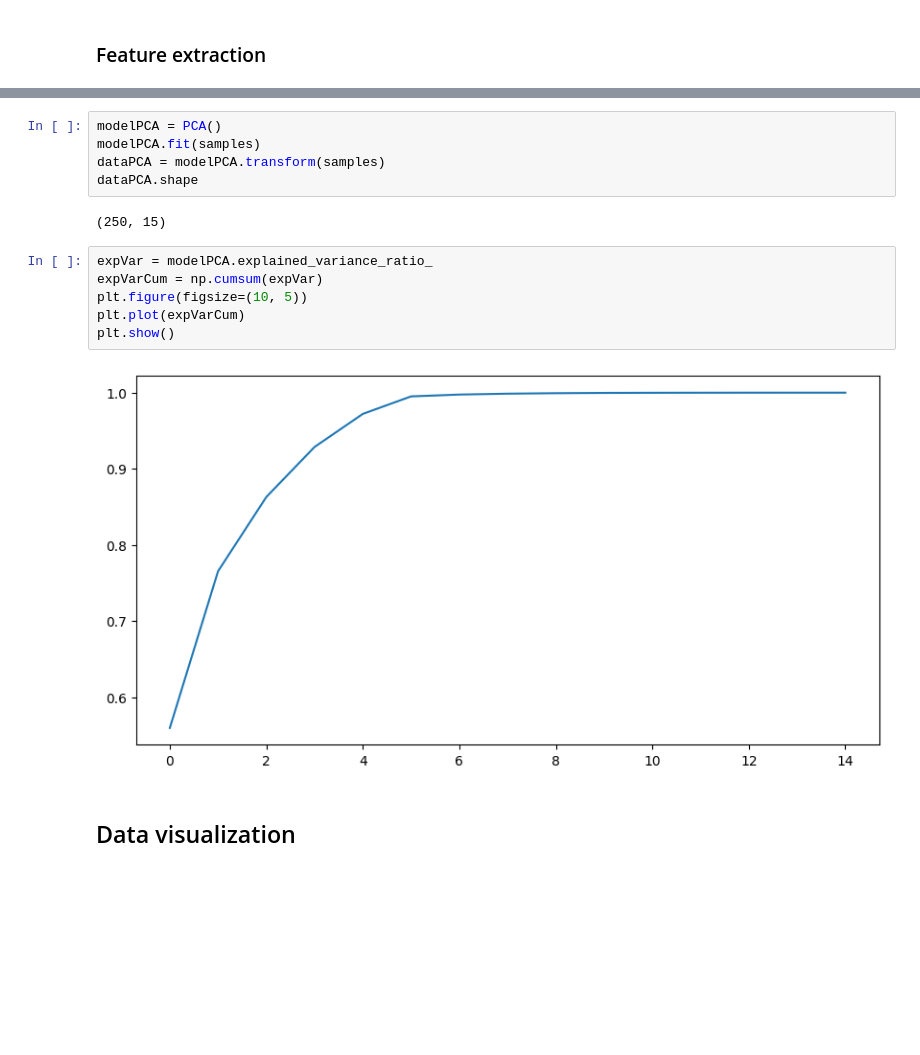
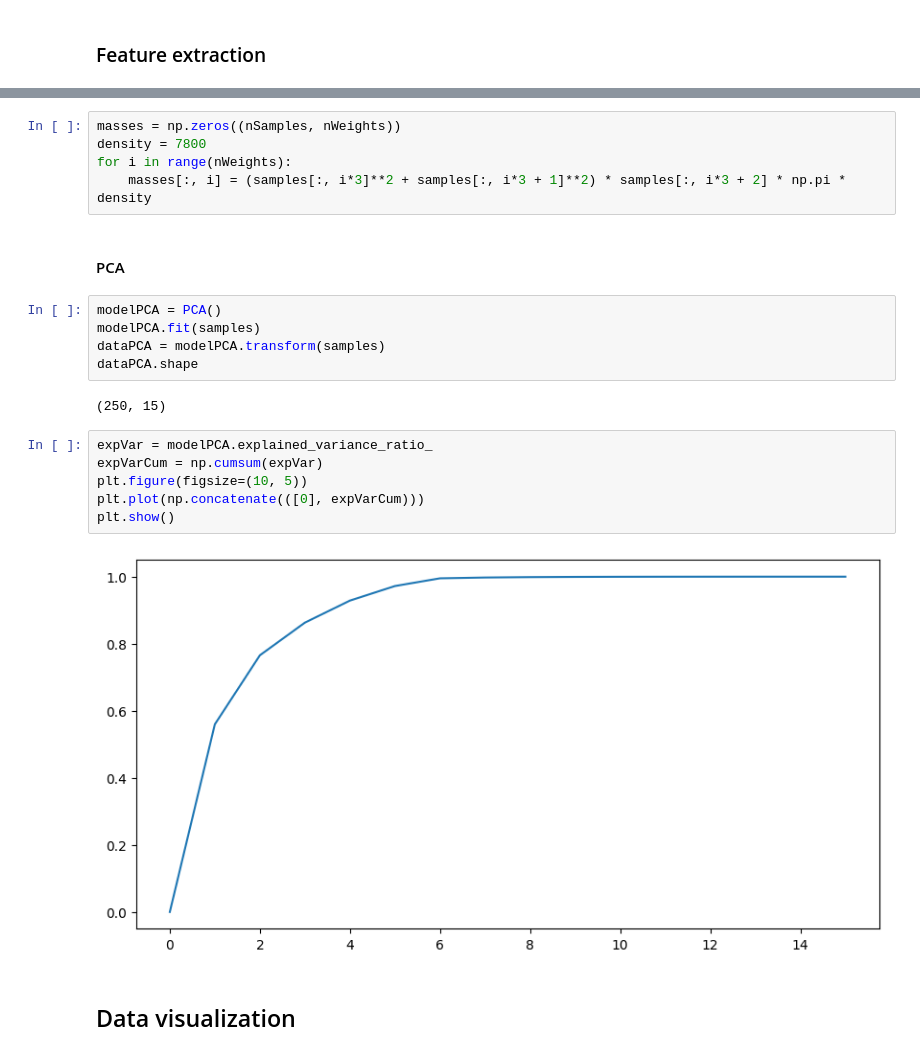
Before and after one commit to LuisR-jpg/Artificial-Intelligence---UP, a Jupyter notebook: Courses and Miscellaneous/Research/Analysis.ipynb, the cells around one changed output, grey strips where cells are left out. Drawn from its saved outputs; the diff is of its cells as text; blank space fills up the shorter version.

```diff
--- a/Courses and Miscellaneous/Research/Analysis.ipynb
+++ b/Courses and Miscellaneous/Research/Analysis.ipynb
@@ -71,3 +103,10 @@ samples = np.loadtxt("1671649703Population.txt")
+# %%
+masses = np.zeros((nSamples, nWeights))
+density = 7800
+for i in range(nWeights):
+    masses[:, i] = (samples[:, i*3]**2 + samples[:, i*3 + 1]**2) * samples[:, i*3 + 2] * np.pi * density
+# %% [markdown]
+#### PCA
 # %%
 modelPCA = PCA()
 modelPCA.fit(samples)
@@ -78,11 +117,11 @@ dataPCA.shape
 # %%
 expVar = modelPCA.explained_variance_ratio_
 expVarCum = np.cumsum(expVar)
 plt.figure(figsize=(10, 5))
-plt.plot(expVarCum)
+plt.plot(np.concatenate(([0], expVarCum)))
 plt.show()
 # %% [output]
-[figure, old version]
+[figure, new version]
 # %% [markdown]
 ## Data visualization
 # %% [markdown]
```
Also changed, not shown: parts of 13 cells of this notebook.
